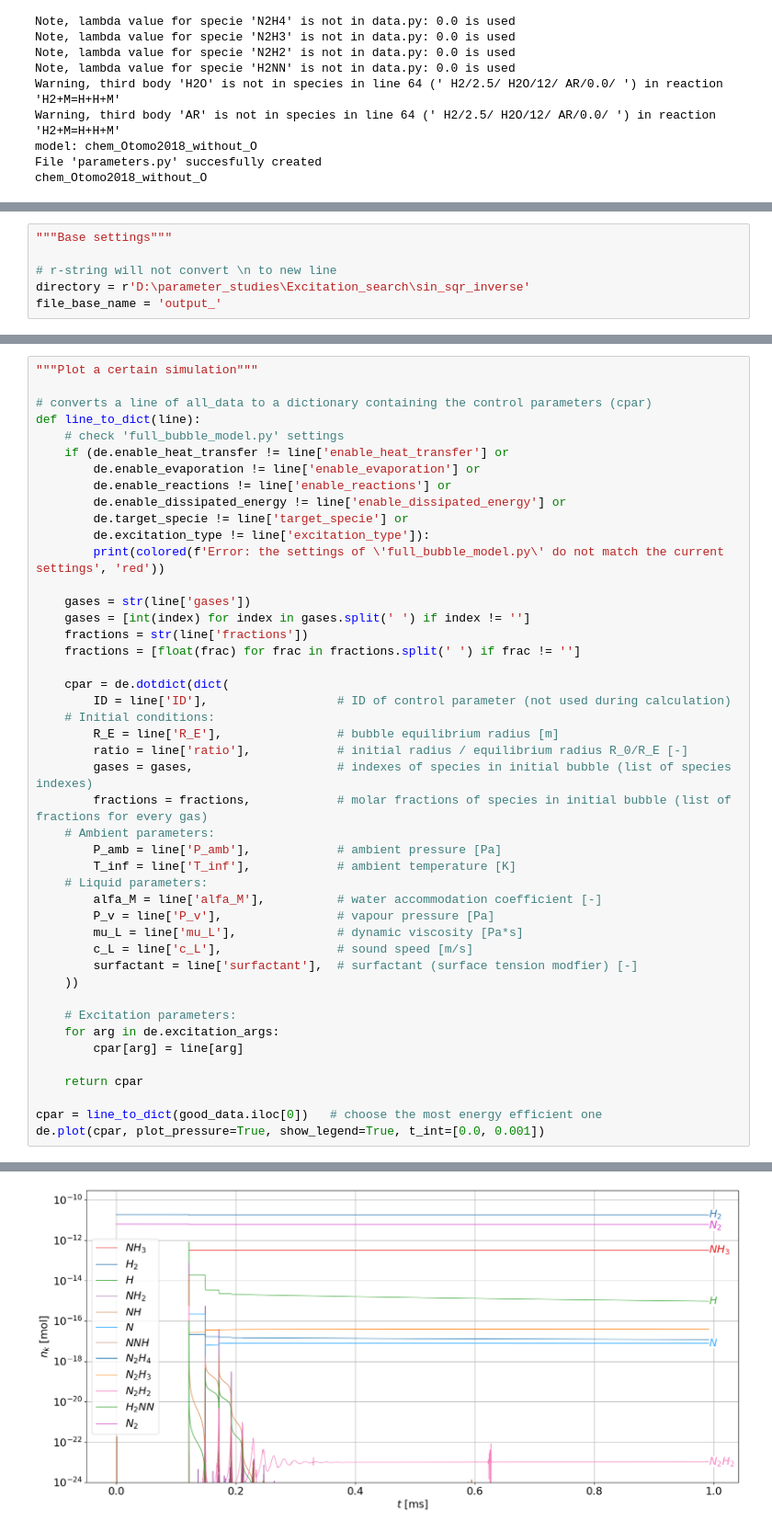
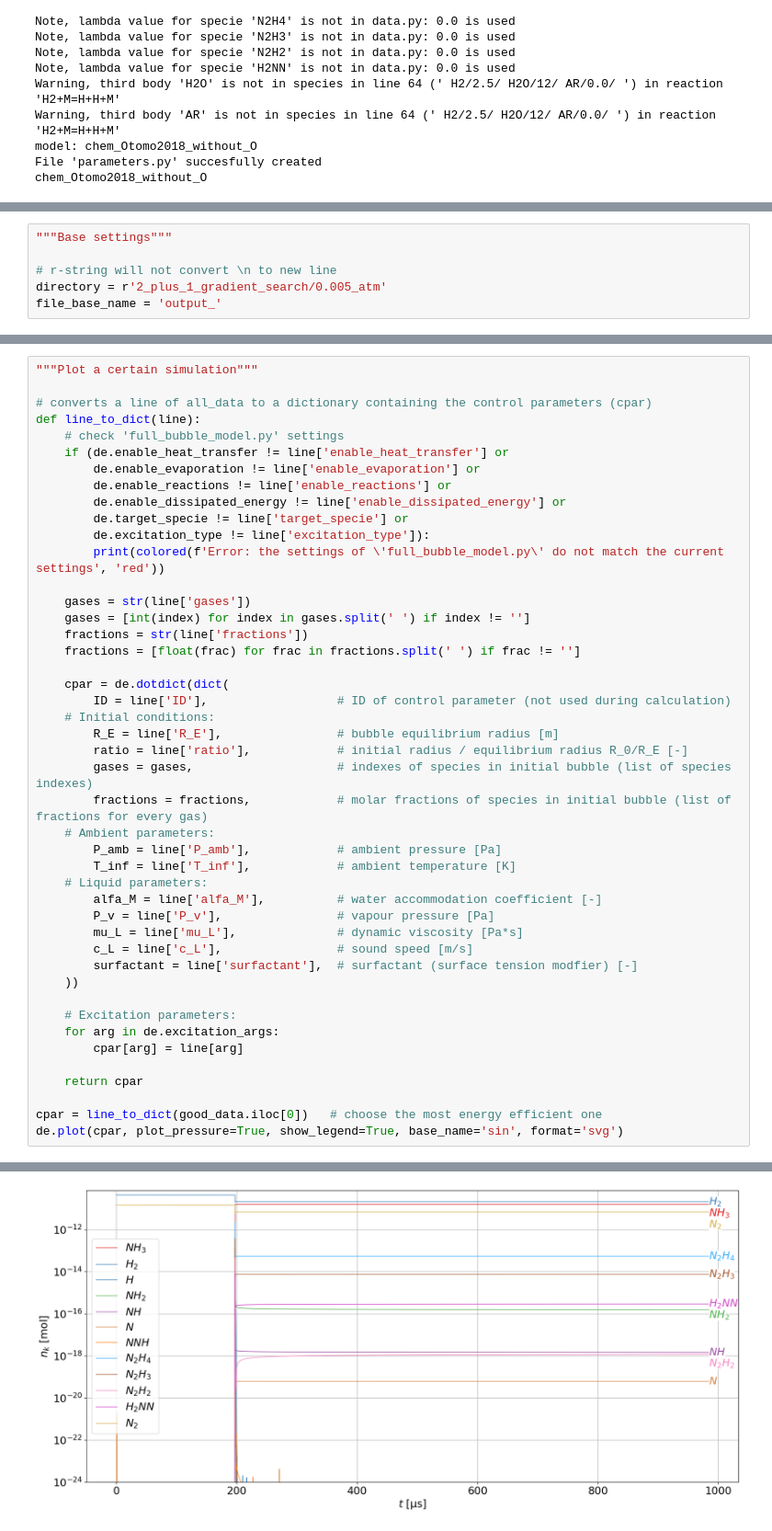
Before and after one commit to hihihi2001/parameter_studies, a Jupyter notebook: read csv files copy.ipynb, the cells around one changed output, grey strips where cells are left out. Shown at 92% size. Saved outputs shown, nothing was run; the diff lists cells and outputs as text.

```diff
--- a/read csv files copy.ipynb
+++ b/read csv files copy.ipynb
@@ -70,7 +70,7 @@ enable heat transfer: True      enable evaporation: False       enable reactions
 """Base settings"""
 
 # r-string will not convert \n to new line
-directory = r'D:\parameter_studies\Excitation_search\sin_sqr_inverse'
+directory = r'2_plus_1_gradient_search/0.005_atm'
 file_base_name = 'output_'
 # %%
 """Load all CSV files from directory into a dataframe (all_data)"""
@@ -258,6 +266,6 @@ def line_to_dict(line):
     return cpar
 
 cpar = line_to_dict(good_data.iloc[0])   # choose the most energy efficient one
-de.plot(cpar, plot_pressure=True, show_legend=True, t_int=[0.0, 0.001])
+de.plot(cpar, plot_pressure=True, show_legend=True, base_name='sin', format='svg')
 # %% [output]
 succecfully solved with LSODA solver
@@ -265 +274 @@ succecfully solved with LSODA solver
-[figure, old version]
+[figure, new version]
```
Also changed, not shown: parts of 9 cells of this notebook, 41 other files.
